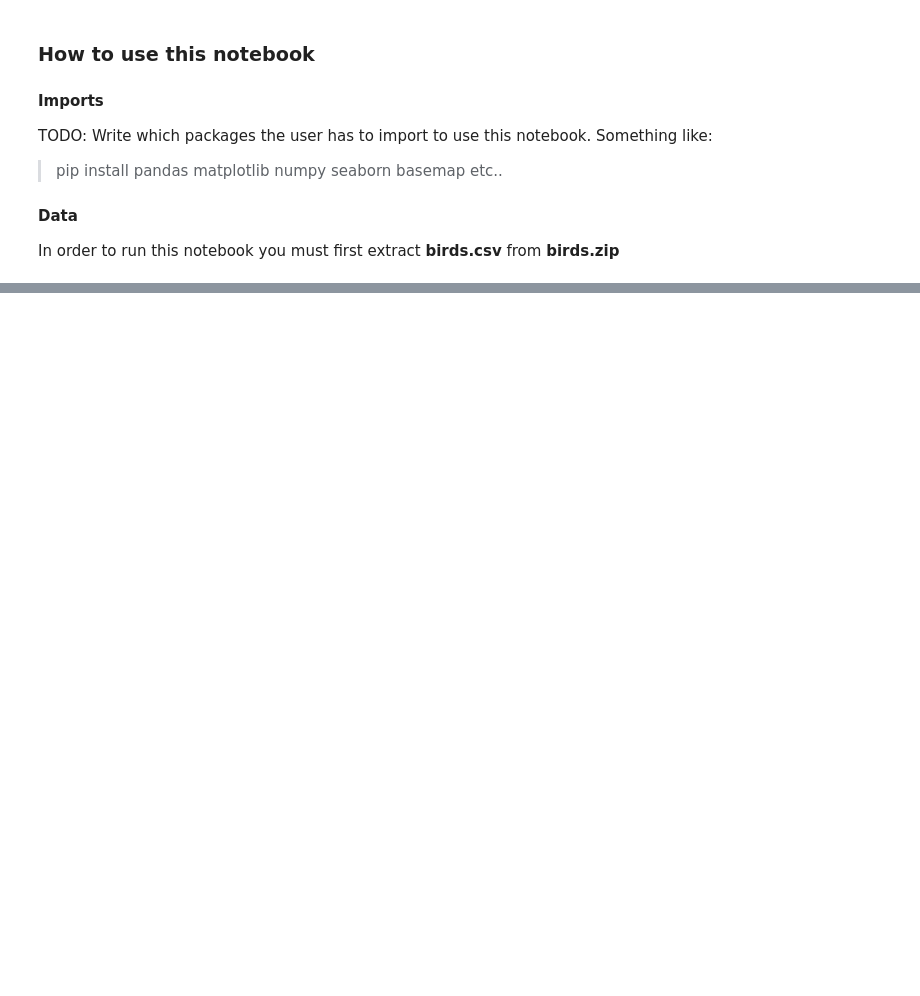
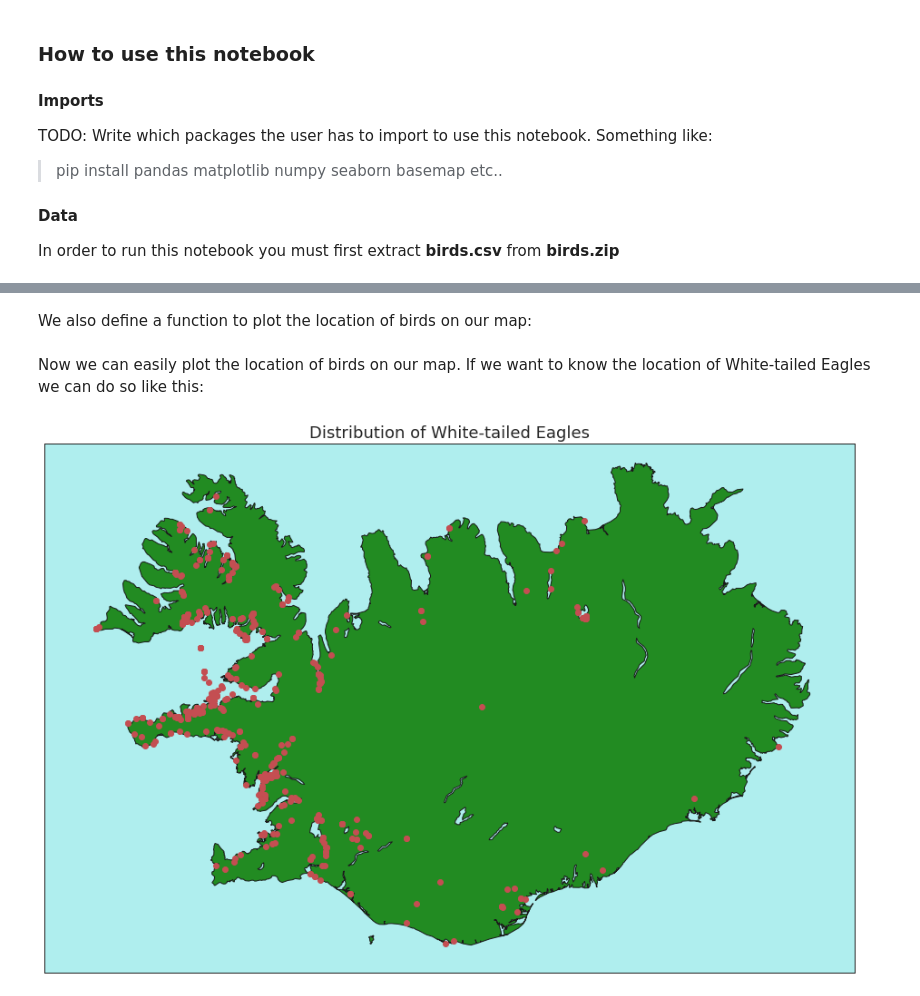
Before and after one commit to sveppalicious/Birds, a Jupyter notebook: Birds.ipynb, the cells around one changed output, grey strips where cells are left out. Saved outputs shown, nothing was run; the diff lists cells and outputs as text; code cells hidden in the pictures; blank space fills up the shorter version.

Commit message:
Added helper functions to make plotting easier

```diff
--- a/Birds.ipynb
+++ b/Birds.ipynb
@@ -84,0 +86,32 @@ plt.show()
+# %% [markdown]
+We also define a function to plot the location of birds on our map:
+# %%
+# Function that plots birds on a Basemap
+# frame = pandas DataFrame
+# map = Matplotlib Basemap (see function above)
+# marker = marker for the data point (defaults to "ro", red dot)
+# alpha_level = controls transparency of the marker (defaults to 1)
+def plot_birds(frame, map, marker="ro", alpha_level=1):
+    def plot_coords(row, map):
+        lon = row["decimalLongitude"]
+        lat = row["decimalLatitude"]
+        x,y = map(lon, lat)
+        map.plot(x, y, marker, alpha=alpha_level)
+
+    # Iterate over the dataframe and plot coordinates
+    for index, row in frame.iterrows():
+        plot_coords(row, map)
+# %% [markdown]
+Now we can easily plot the location of birds on our map. If we want to know the location of White-tailed Eagles we can do so like this:
+# %%
+# First, we make a seperate dataframe that only contains the White-Tailed Eagles (Ísl: Haförn)
+eagles = birds[birds["vernacularName"] == "White-tailed Eagle"] #
+# Second, we make a map by calling our helper function, make_map()
+map = make_map()
+# Third, we plot the location of the Eagles on our map by using plot_birds()
+plot_birds(eagles, map)
+
+plt.title("Distribution of White-tailed Eagles")
+plt.show()
+# %% [output]
+[figure, added]
```
Also changed, not shown: parts of 7 cells of this notebook.
